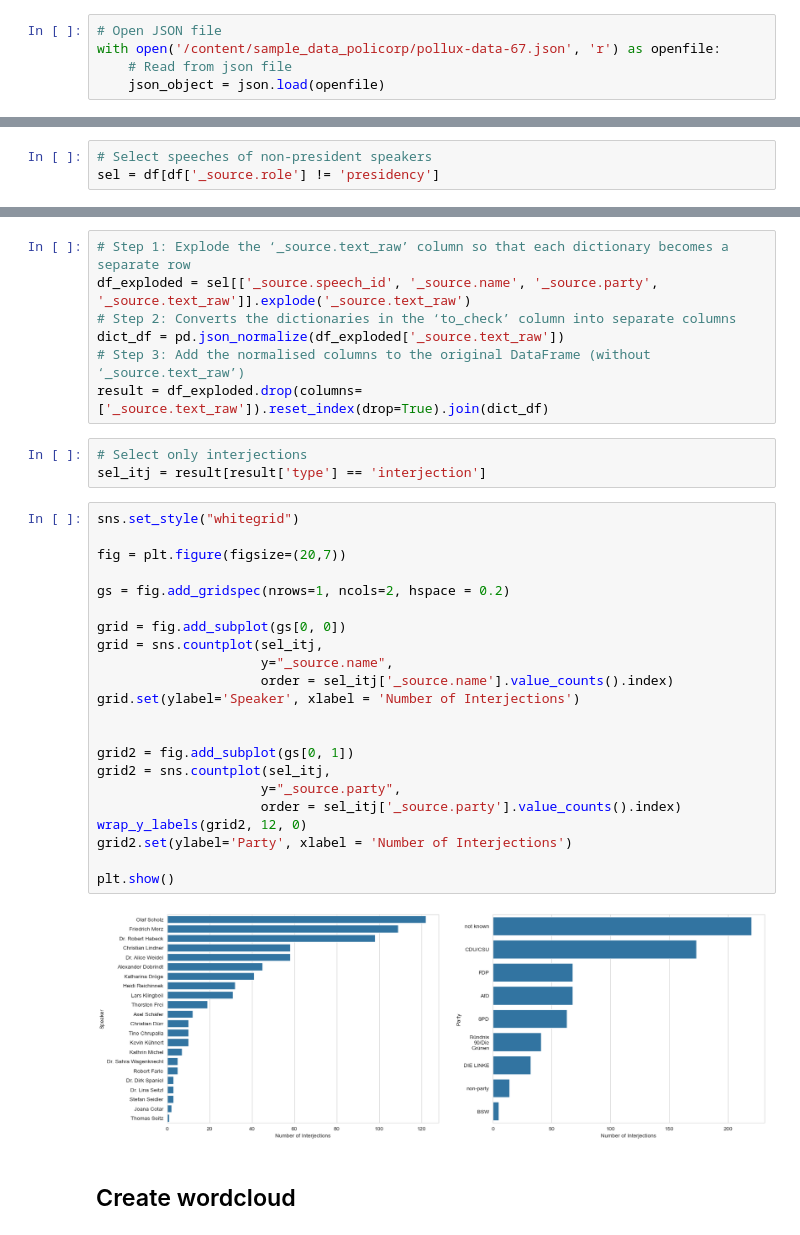
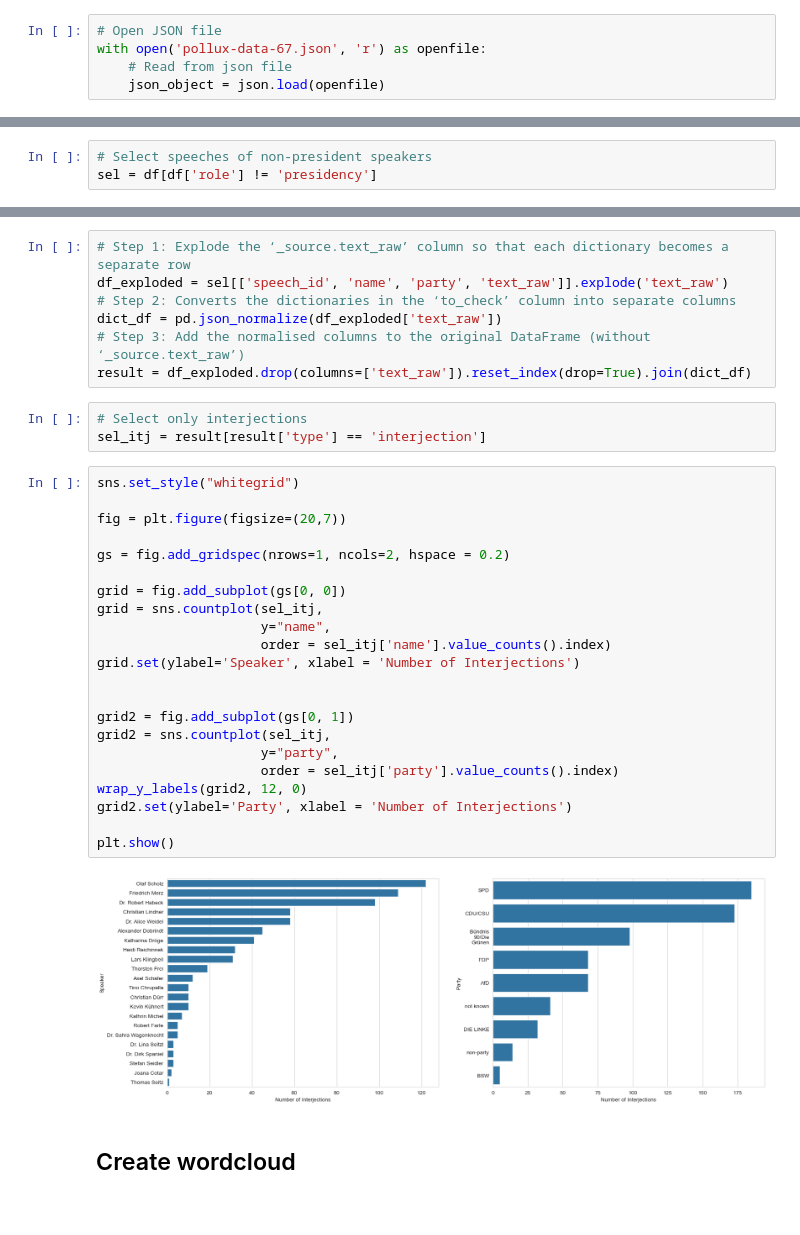
Before and after one commit to kalawinka/policorp, a Jupyter notebook: examples/example_data_analysis_policorp.ipynb, the cells around one changed output, grey strips where cells are left out. Drawn from its saved outputs; the diff is of its cells as text.

```diff
--- a/examples/example_data_analysis_policorp.ipynb
+++ b/examples/example_data_analysis_policorp.ipynb
@@ -21,7 +19,7 @@ import pandas as pd
 import json
 # %%
 # Open JSON file
-with open('/content/sample_data_policorp/pollux-data-67.json', 'r') as openfile:
+with open('pollux-data-67.json', 'r') as openfile:
     # Read from json file
     json_object = json.load(openfile)
 # %%
@@ -56,7 +53,7 @@ def wrap_y_labels(ax, width, rotation, break_long_words=False):
 ## Show all speakers without presidency role and number of speeches per speaker and party
 # %%
 # Select speeches of non-president speakers
-sel = df[df['_source.role'] != 'presidency']
+sel = df[df['role'] != 'presidency']
 # %%
 sns.set_style("whitegrid")
 
@@ -85,38 +82,38 @@ plt.show()
 # Show number of interjections per speaker and party
 # %%
 # Step 1: Explode the ‘_source.text_raw’ column so that each dictionary becomes a separate row
-df_exploded = sel[['_source.speech_id', '_source.name', '_source.party', '_source.text_raw']].explode('_source.text_raw')
+df_exploded = sel[['speech_id', 'name', 'party', 'text_raw']].explode('text_raw')
 # Step 2: Converts the dictionaries in the ‘to_check’ column into separate columns
-dict_df = pd.json_normalize(df_exploded['_source.text_raw'])
+dict_df = pd.json_normalize(df_exploded['text_raw'])
 # Step 3: Add the normalised columns to the original DataFrame (without ‘_source.text_raw’)
-result = df_exploded.drop(columns=['_source.text_raw']).reset_index(drop=True).join(dict_df)
+result = df_exploded.drop(columns=['text_raw']).reset_index(drop=True).join(dict_df)
 # %%
 # Select only interjections
 sel_itj = result[result['type'] == 'interjection']
 # %%
 sns.set_style("whitegrid")
 
 fig = plt.figure(figsize=(20,7))
 
 gs = fig.add_gridspec(nrows=1, ncols=2, hspace = 0.2)
 
 grid = fig.add_subplot(gs[0, 0])
 grid = sns.countplot(sel_itj,
-                     y="_source.name",
-                     order = sel_itj['_source.name'].value_counts().index)
+                     y="name",
+                     order = sel_itj['name'].value_counts().index)
 grid.set(ylabel='Speaker', xlabel = 'Number of Interjections')
 
 
 grid2 = fig.add_subplot(gs[0, 1])
 grid2 = sns.countplot(sel_itj,
-                     y="_source.party",
-                     order = sel_itj['_source.party'].value_counts().index)
+                     y="party",
+                     order = sel_itj['party'].value_counts().index)
 wrap_y_labels(grid2, 12, 0)
 grid2.set(ylabel='Party', xlabel = 'Number of Interjections')
 
 plt.show()
 # %% [output]
-[figure, old version]
+[figure, new version]
 # %% [markdown]
 ## Create wordcloud
 # %%
```
Also changed, not shown: parts of 10 cells of this notebook, 1 other file.
